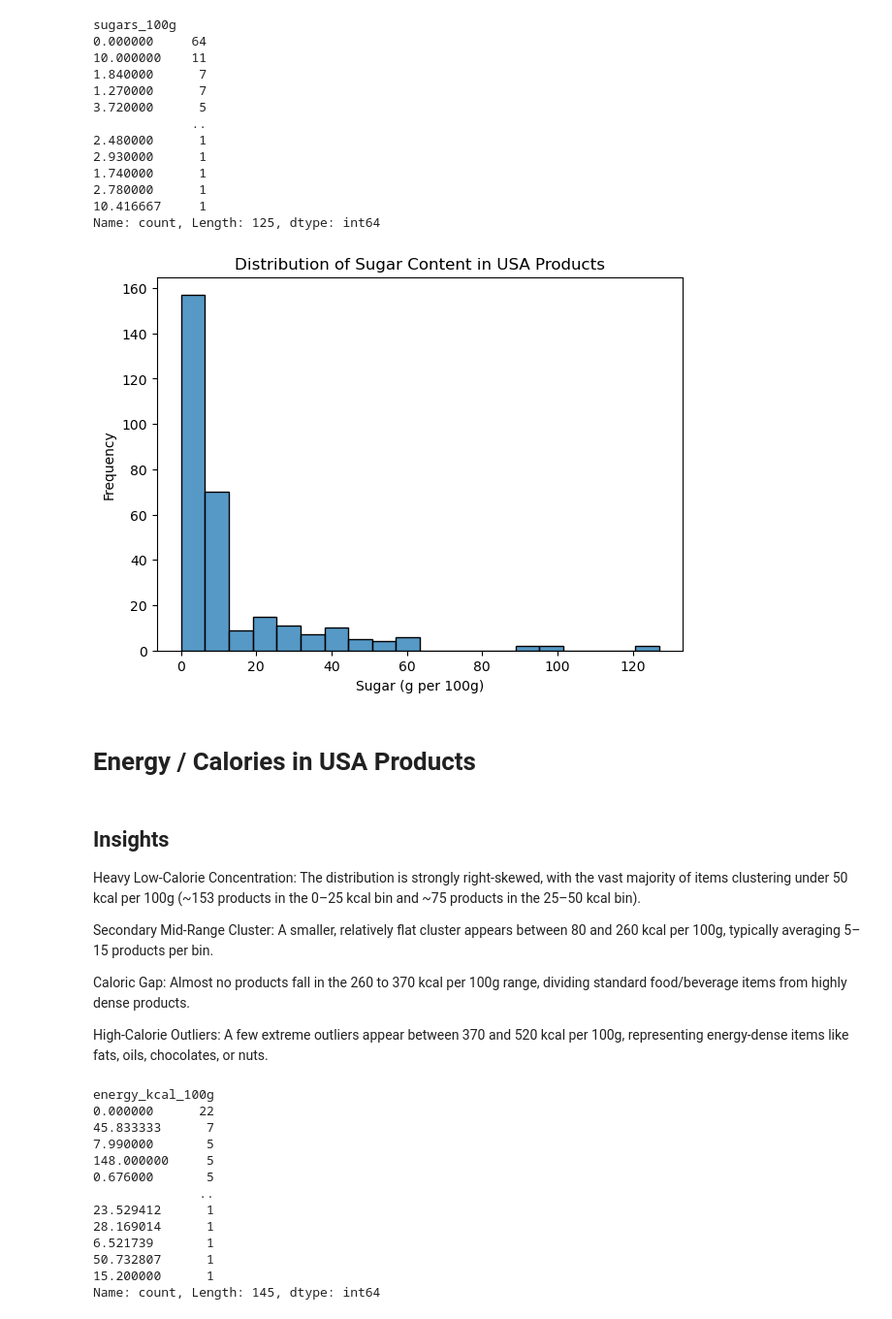
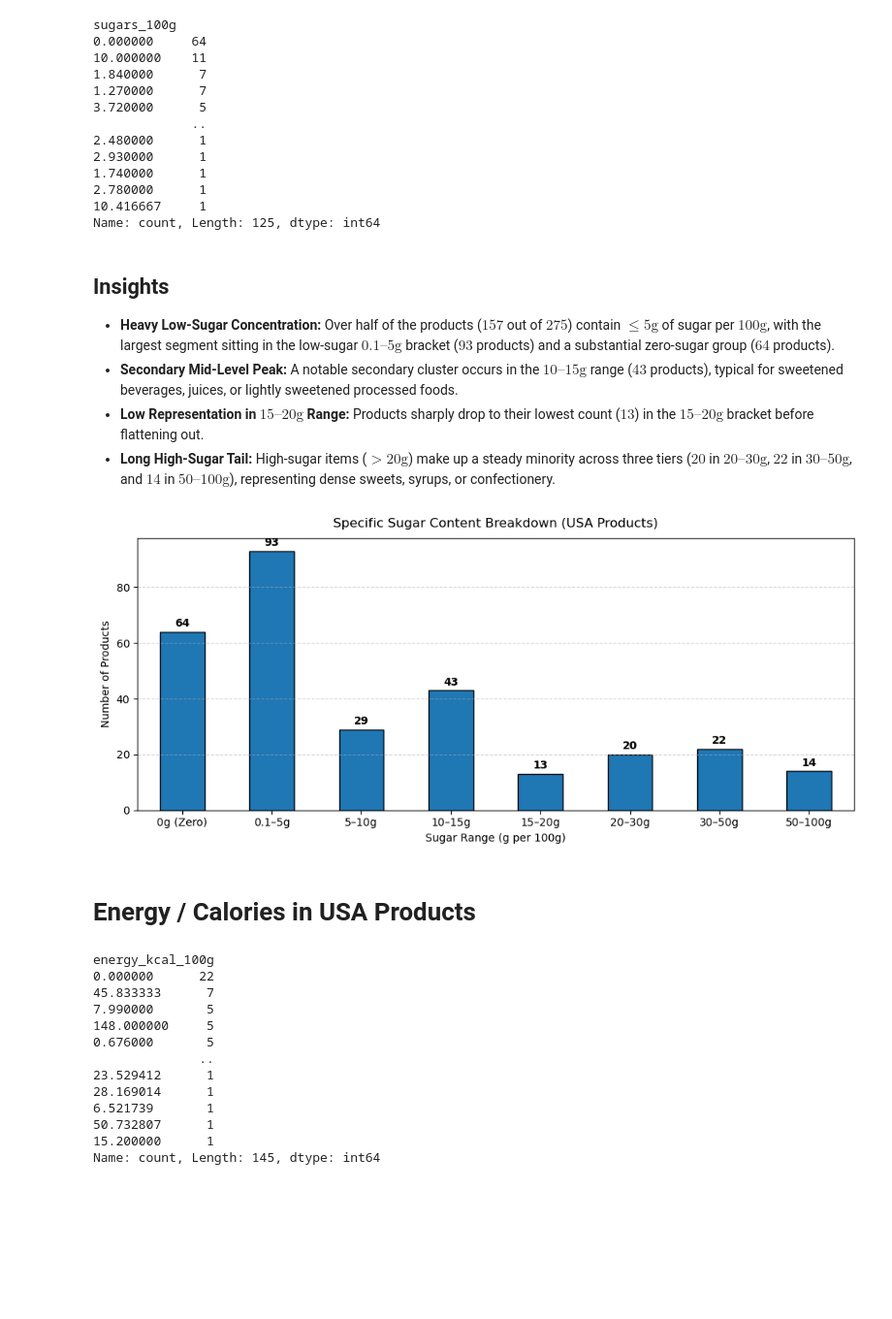
Before and after one commit to Codon-s/cpg-product-intelligence, a Jupyter notebook: AB_MM_analysis.ipynb, the cells around one changed output. Shown at 97% size. Drawn from its saved outputs; the diff is of its cells as text; code cells hidden in the pictures; blank space fills up the shorter version.

Commit message:
All the metrics are checked and Packaging items are divided in proper groups

```diff
--- a/AB_MM_analysis.ipynb
+++ b/AB_MM_analysis.ipynb
@@ -863,28 +794,45 @@ sugars_100g
 2.780000      1
 10.416667     1
 Name: count, Length: 125, dtype: int64
+# %% [markdown]
+## Insights
+
+* **Heavy Low-Sugar Concentration:** Over half of the products ($157$ out of $275$) contain $\le 5\text{g}$ of sugar per $100\text{g}$, with the largest segment sitting in the low-sugar $0.1\text{–}5\text{g}$ bracket ($93$ products) and a substantial zero-sugar group ($64$ products).
+* **Secondary Mid-Level Peak:** A notable secondary cluster occurs in the $10\text{–}15\text{g}$ range ($43$ products), typical for sweetened beverages, juices, or lightly sweetened processed foods.
+* **Low Representation in $15\text{–}20\text{g}$ Range:** Products sharply drop to their lowest count ($13$) in the $15\text{–}20\text{g}$ bracket before flattening out.
+* **Long High-Sugar Tail:** High-sugar items ($>20\text{g}$) make up a steady minority across three tiers ($20$ in $20\text{–}30\text{g}$, $22$ in $30\text{–}50\text{g}$, and $14$ in $50\text{–}100\text{g}$), representing dense sweets, syrups, or confectionery.
 # %%
-plt.figure(figsize=(7,5))
-sns.histplot(data=usas, x='sugars_100g', bins=20)
+# 1. Filter valid range (0 - 100g)
+clean_sugar = usas[usas['sugars_100g'].between(0, 100)]['sugars_100g']
 
-plt.title('Distribution of Sugar Content in USA Products')
-plt.xlabel('Sugar (g per 100g)')
-plt.ylabel('Frequency')
+# 2. Define specific, granular ranges
+bins = [-0.1, 0, 5, 10, 15, 20, 30, 50, 100]
+labels = ['0g (Zero)', '0.1–5g', '5–10g', '10–15g', '15–20g', '20–30g', '30–50g', '50–100g']
+
+sugar_breakdown = pd.cut(clean_sugar, bins=bins, labels=labels).value_counts()[labels]
+
+# 3. Plot specific breakdown with exact numbers
+plt.figure(figsize=(10, 4.5))
+ax = sugar_breakdown.plot(kind='bar', color='#1f77b4', edgecolor='black')
+
+plt.title('Specific Sugar Content Breakdown (USA Products)', fontsize=12, pad=10)
+plt.xlabel('Sugar Range (g per 100g)')
+plt.ylabel('Number of Products')
+plt.xticks(rotation=0)
+plt.grid(axis='y', linestyle='--', alpha=0.5)
+
+# Show exact count on top of every bar
+for p in ax.patches:
+    val = int(p.get_height())
+    ax.annotate(str(val), (p.get_x() + p.get_width() / 2., val + 1),
+                ha='center', va='bottom', fontweight='bold', fontsize=10)
+
+plt.tight_layout()
 plt.show()
 # %% [output]
-[figure, old version]
+[figure, new version]
 # %% [markdown]
 # Energy / Calories in USA Products
-# %% [markdown]
-## Insights
-
-Heavy Low-Calorie Concentration: The distribution is strongly right-skewed, with the vast majority of items clustering under 50 kcal per 100g (~153 products in the 0–25 kcal bin and ~75 products in the 25–50 kcal bin).
-
-Secondary Mid-Range Cluster: A smaller, relatively flat cluster appears between 80 and 260 kcal per 100g, typically averaging 5–15 products per bin.
-
-Caloric Gap: Almost no products fall in the 260 to 370 kcal per 100g range, dividing standard food/beverage items from highly dense products.
-
-High-Calorie Outliers: A few extreme outliers appear between 370 and 520 kcal per 100g, representing energy-dense items like fats, oils, chocolates, or nuts.
 # %%
 usass = usa.copy()
 usass.energy_kcal_100g.value_counts()
```
Also changed, not shown: parts of 39 cells of this notebook, 1 other file.
